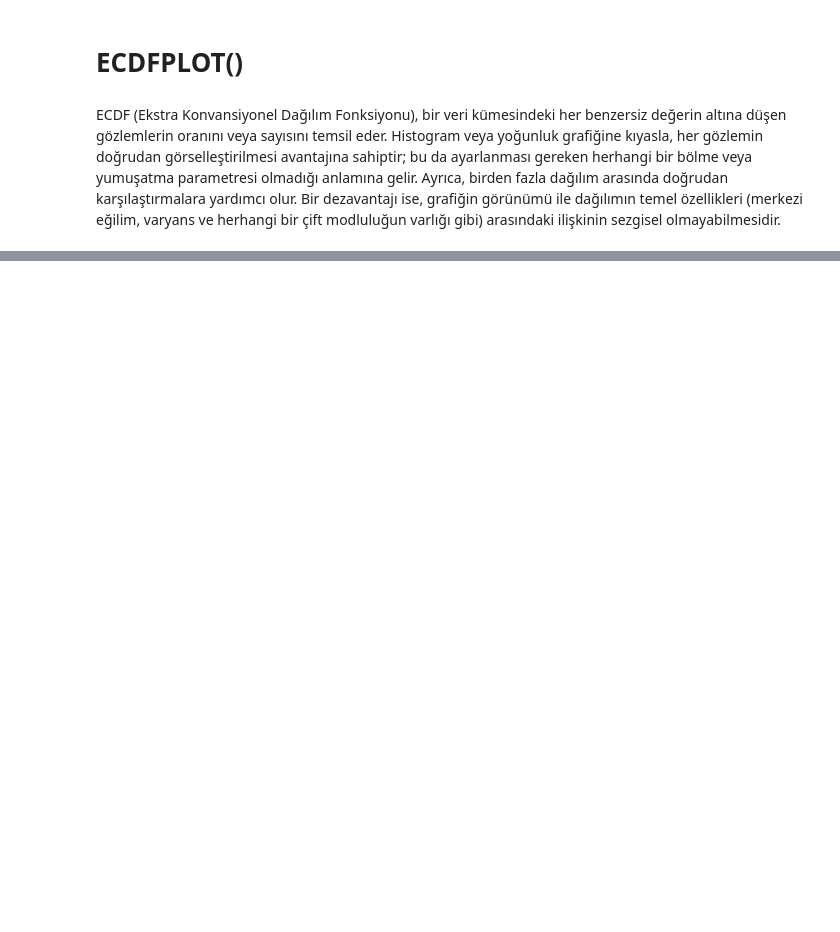
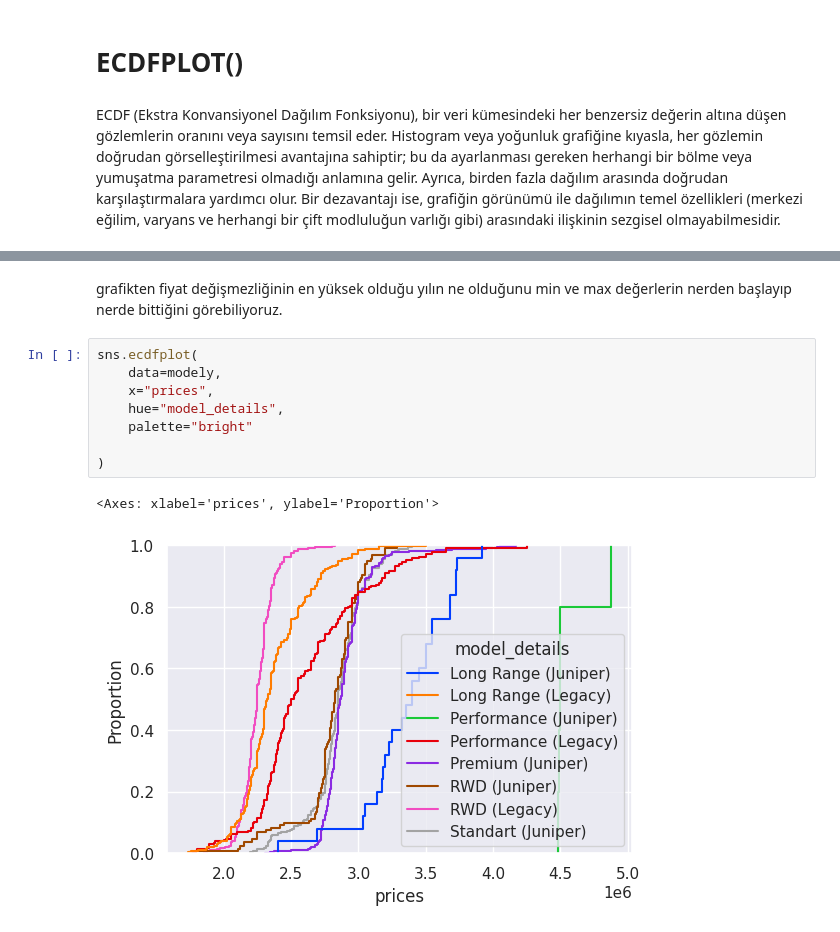
Before and after one commit to azem46/Python_Colab_Handbook, a Jupyter notebook: Python_Veri_Görsellestirme.ipynb, the cells around one changed output, grey strips where cells are left out. Cells and saved outputs as stored; diff of their text form; blank space fills up the shorter version.

```diff
--- a/Python_Veri_Görsellestirme.ipynb
+++ b/Python_Veri_Görsellestirme.ipynb
@@ -799,0 +874,13 @@ ECDF (Ekstra Konvansiyonel Dağılım Fonksiyonu), bir veri kümesindeki her ben
+# %% [markdown]
+grafikten fiyat değişmezliğinin en yüksek olduğu yılın ne olduğunu min ve max değerlerin nerden başlayıp nerde bittiğini görebiliyoruz.
+# %%
+sns.ecdfplot(
+    data=modely,
+    x="prices",
+    hue="model_details",
+    palette="bright"
+
+)
+# %% [output]
+<Axes: xlabel='prices', ylabel='Proportion'>
+[figure, added]
```
Also changed, not shown: parts of 53 cells of this notebook.
